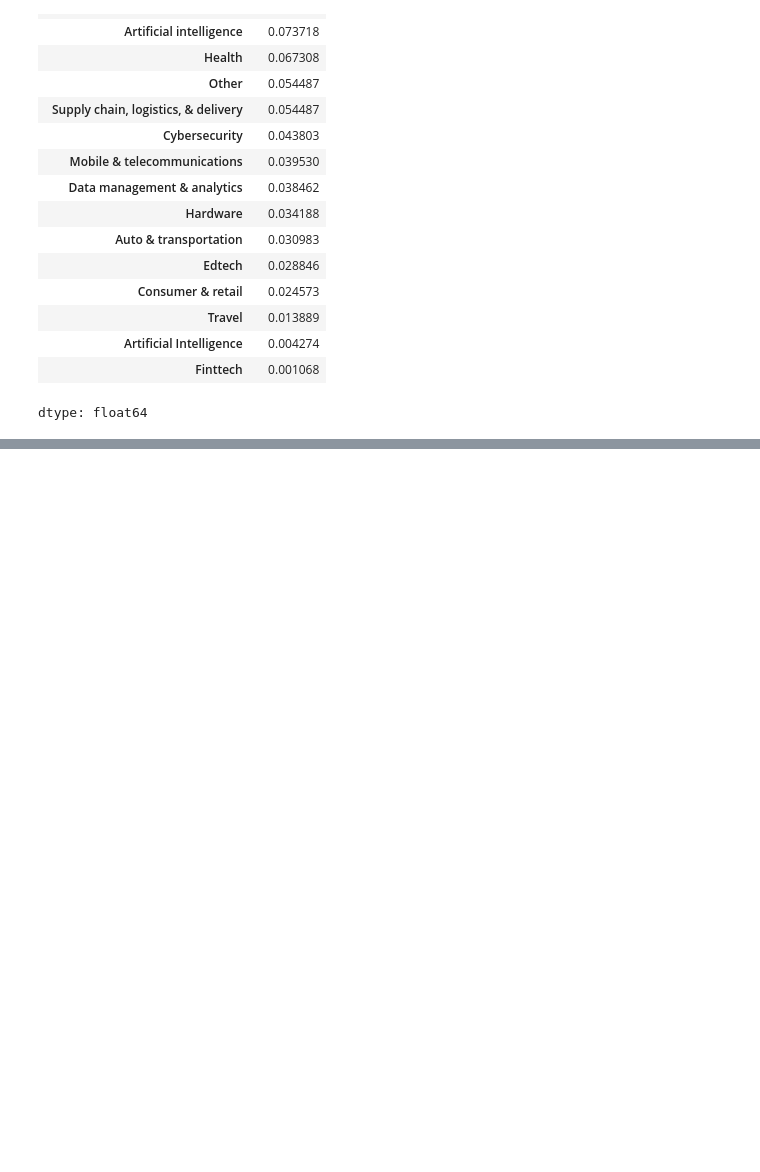
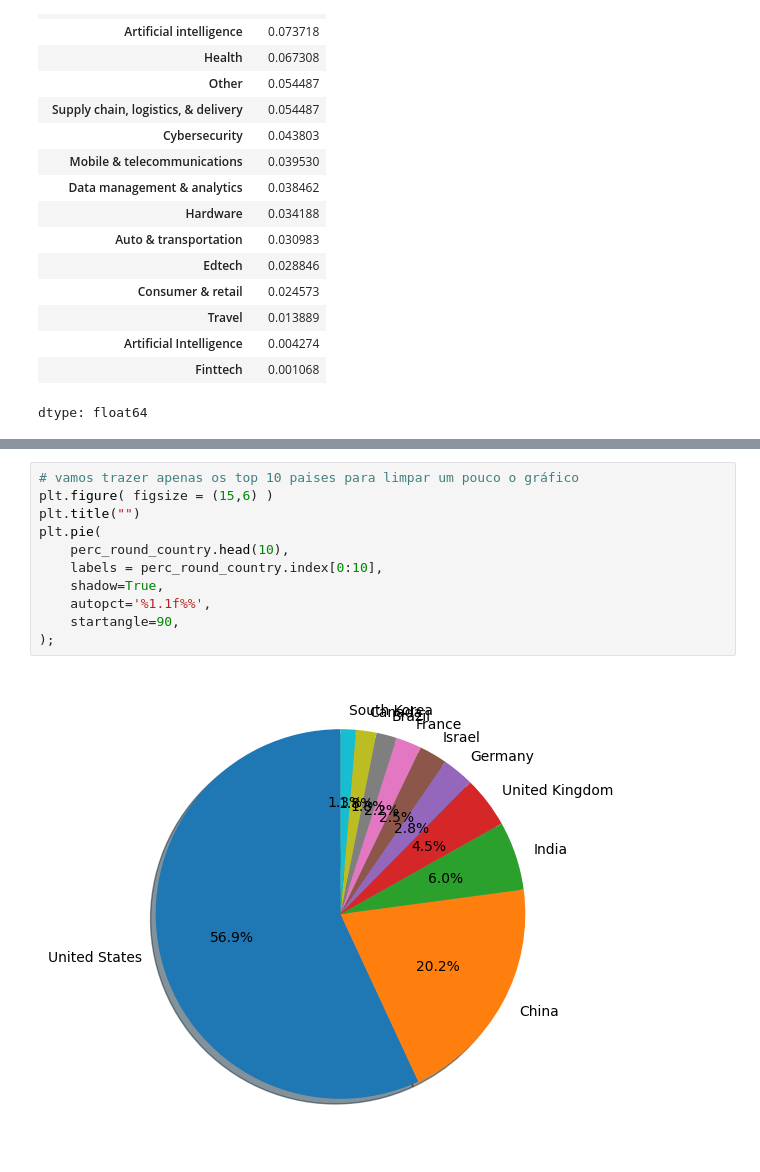
Before and after one commit to Vinicius-DataAnalyst/portfolio, a Jupyter notebook: 01_PROJ_Unicorn_March2025.ipynb, the cells around one changed output, grey strips where cells are left out. Saved outputs shown, nothing was run; the diff lists cells and outputs as text; blank space fills up the shorter version.

```diff
--- a/01_PROJ_Unicorn_March2025.ipynb
+++ b/01_PROJ_Unicorn_March2025.ipynb
@@ -189,0 +211,13 @@ dtype: float64
+# %%
+# vamos trazer apenas os top 10 paises para limpar um pouco o gráfico
+plt.figure( figsize = (15,6) )
+plt.title("")
+plt.pie(
+    perc_round_country.head(10),
+    labels = perc_round_country.index[0:10],
+    shadow=True,
+    autopct='%1.1f%%',
+    startangle=90,
+);
+# %% [output]
+[figure, added]
```
Also changed, not shown: parts of 11 cells of this notebook.
